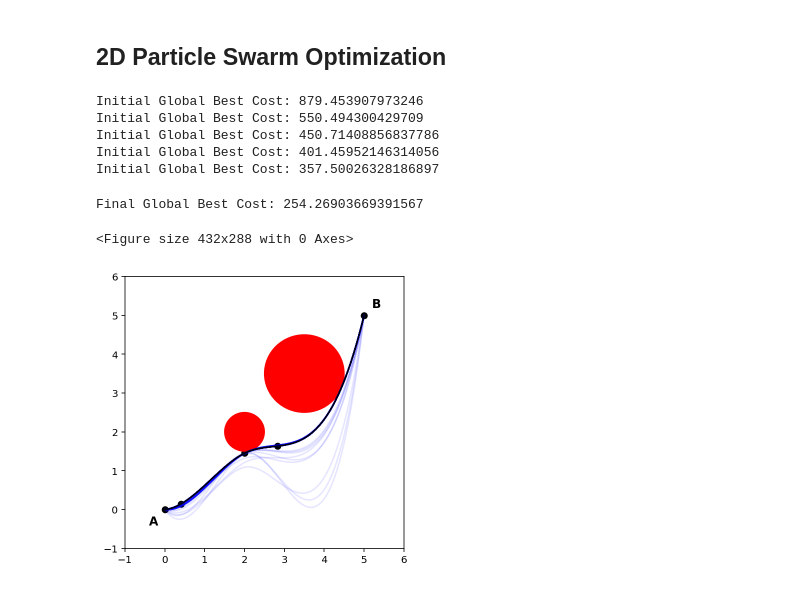
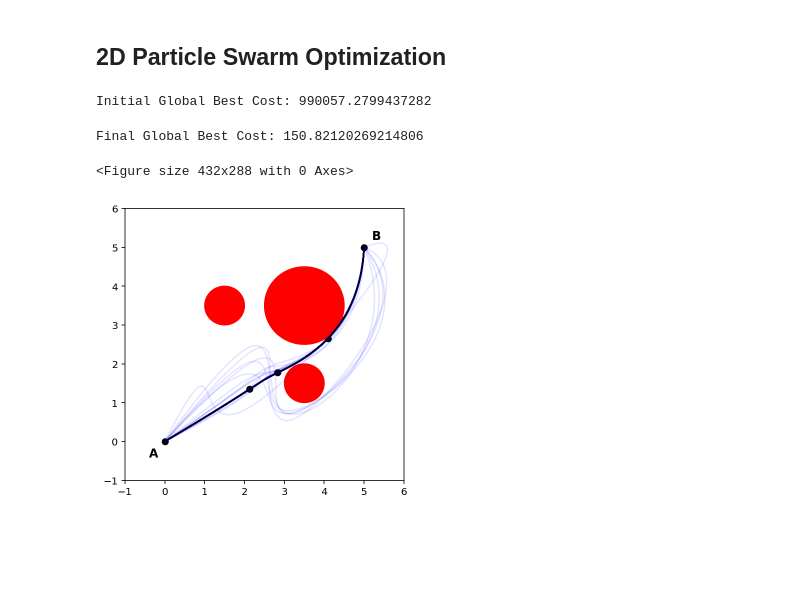
Before and after one commit to naguzmans/opportunistic-utm, a Jupyter notebook: pso_model_2D.ipynb, the cells around one changed output. Cells and saved outputs as stored; diff of their text form; code cells hidden in the pictures; blank space fills up the shorter version.

```diff
--- a/pso_model_2D.ipynb
+++ b/pso_model_2D.ipynb
@@ -38,16 +38,20 @@ class Particle:
 
   def Cost(self):
 
-    # X Cleaner
-    # for i in range(1, len(particle.x)):
-    #   while particle.x[i] <= particle.x[i-1]:
-    #     particle.x[i] = particle.x[i] + 0.1
+    # Create spline
+    ts = np.linspace(self.origin[0], self.destination[0], handles+2 )
+    spline_x = interpolate.CubicSpline(ts, self.x)
+    spline_y = interpolate.CubicSpline(ts, self.y)
 
-    # Create spline
-    # cs = csaps.CubicSmoothingSpline(self.x, self.y, smooth=1)
-    spline = interpolate.CubicSpline(self.x, self.y)
-    self.xs = np.linspace(self.origin[0], self.destination[0], 100)
-    self.ys = spline(self.xs)
+    ts2 = np.linspace(self.origin[0], self.destination[0], 100)
+    self.xs = spline_x(ts2)
+    self.ys = spline_y(ts2)
+
+    dsx = spline_x.derivative(nu=1)
+    dsy = spline_y.derivative(nu=1)
+    self.dxs = dsx(ts2)
+    self.dys = dsy(ts2)
+    self.L = np.sum(np.sqrt(self.dxs**2 + self.dys**2))
 
     violation = 0
     for i in range(0, len(obstacles)):
@@ -59,8 +63,9 @@ class Particle:
       violation += np.mean(v)
 
     # Calculate final cost
-    beta = 1000
-    self.cost = np.sum(distance_to_obstacle)*(1+beta*violation)
+    beta = 1000000
+    # self.cost = np.sum(distance_to_obstacle)*(1+beta*violation)
+    self.cost = self.L*(1+beta*violation)
 
   def Best(self, x, y, xs, ys, cost):
     self.best_x = x
@@ -70,12 +75,21 @@ class Particle:
     self.best_cost = cost
 
   def CreatePath(self, start, end, handles):
-    x = np.linspace(start[0], end[0], handles+2)
-    y = np.linspace(start[1], end[1], handles+2)
 
-    for i in range(1, len(x)):
-      x[i] = x[i] * (1+np.random.uniform(-.1,.1))
-      y[i] = y[i] * np.random.uniform(-.5,.5)
+    x = np.random.uniform(start[0], end[0], handles+2)
+    x[0] = start[0]
+    x[-1] = end[0]
+
+    y = np.random.uniform(start[1], end[1], handles+2)
+    y[0] = start[1]
+    y[-1] = end[1]
+
+    # x = np.linspace(start[0], end[0], handles+2)
+    # y = np.linspace(start[1], end[1], handles+2)
+
+    # for i in range(1, len(x)):
+    #   x[i] = x[i] * (1+np.random.uniform(-.1,.1))
+    #   y[i] = y[i] * (1+np.random.uniform(-.5,.5))
 
     #   # if x[i] < x[i-1]:
     #   #   x[i] = x[i-1] * 1.1
@@ -97,7 +111,7 @@ class GlobalBest:
     self.cost = cost
 
 # Create model obstacles
-obstacles = [Obstacle(2,2,.5), Obstacle(3.5,3.5,1)]
+obstacles = [Obstacle(3.5,3.5,1), Obstacle(3.5,1.5,.5), Obstacle(1.5,3.5,.5)]
 
 # Create Particle Swarm
 particles = []
@@ -149,23 +163,23 @@ for i in tqdm(range(0, iterations)):
 
     # X
     particle.vx = w*particle.vx + \
-                  c1*np.random.rand(1, handles+2).reshape(handles+2)*(particle.best_x.copy()-particle.x.copy()) + \
-                  c2*np.random.rand(1, handles+2).reshape(handles+2)*(global_best.x.copy()-particle.x.copy())
+                  c1*np.random.rand(1, handles+2).reshape(handles+2)*(particle.best_x-particle.x) + \
+                  c2*np.random.rand(1, handles+2).reshape(handles+2)*(global_best.x-particle.x)
 
     particle.vx = np.maximum(particle.vx.copy(), vel_min_x)
     particle.vx = np.minimum(particle.vx.copy(), vel_max_x)
 
-    particle.x += particle.vx.copy()
+    particle.x += particle.vx
 
     # Y
     particle.vy = w*particle.vy + \
-                  c1*np.random.rand(1, handles+2).reshape(handles+2)*(particle.best_y.copy()-particle.y.copy()) + \
-                  c2*np.random.rand(1, handles+2).reshape(handles+2)*(global_best.y.copy()-particle.y.copy())
+                  c1*np.random.rand(1, handles+2).reshape(handles+2)*(particle.best_y-particle.y) + \
+                  c2*np.random.rand(1, handles+2).reshape(handles+2)*(global_best.y-particle.y)
 
     particle.vy = np.maximum(particle.vy.copy(), vel_min_y)
     particle.vy = np.minimum(particle.vy.copy(), vel_max_y)
 
-    particle.y += particle.vy.copy()
+    particle.y += particle.vy
 
     # print(f'Iteration {i} - Particle VX: {particle.vx} - Particle VY: {particle.vy}')
 
@@ -173,40 +187,36 @@ for i in tqdm(range(0, iterations)):
     particle.Cost()
     if particle.cost < particle.best_cost:
       particle.best_x = particle.x.copy()
       particle.best_y = particle.y.copy()
       particle.best_xs = particle.xs.copy()
       particle.best_ys = particle.ys.copy()
       particle.best_cost = particle.cost.copy()
 
       # print(f'Particle Best X: {particle.best_x}')
 
     if particle.cost < global_best.cost:
       global_best.x = particle.x.copy()
       global_best.y = particle.y.copy()
       global_best.xs = particle.xs.copy()
       global_best.ys = particle.ys.copy()
       global_best.cost = particle.cost.copy()
 
       ax.plot(global_best.xs, global_best.ys, color ='b', alpha=.1)
       # ax.scatter(global_best.x, global_best.y, c = 'b', alpha=.1)
 
       # print(f'Global Best Cost: {global_best.cost}')
 
   # print(f'Global Best X Iter: {global_best.x}')
   w = w * wdamp
 
 ax.plot(global_best.xs, global_best.ys, color ='k')
 ax.scatter(global_best.x, global_best.y, c = 'k')
 print(f'Final Global Best Cost: {global_best.cost}')
 # %% [output]
-Initial Global Best Cost: 879.453907973246
-Initial Global Best Cost: 550.494300429709
-Initial Global Best Cost: 450.71408856837786
-Initial Global Best Cost: 401.45952146314056
-Initial Global Best Cost: 357.50026328186897
+Initial Global Best Cost: 990057.2799437282
-Final Global Best Cost: 254.26903669391567
+Final Global Best Cost: 150.82120269214806
 <Figure size 432x288 with 0 Axes>
-[figure, old version]
+[figure, new version]
 # %%
 from re import U
 from scipy import interpolate
```
Also changed, not shown: parts of 8 cells of this notebook.
